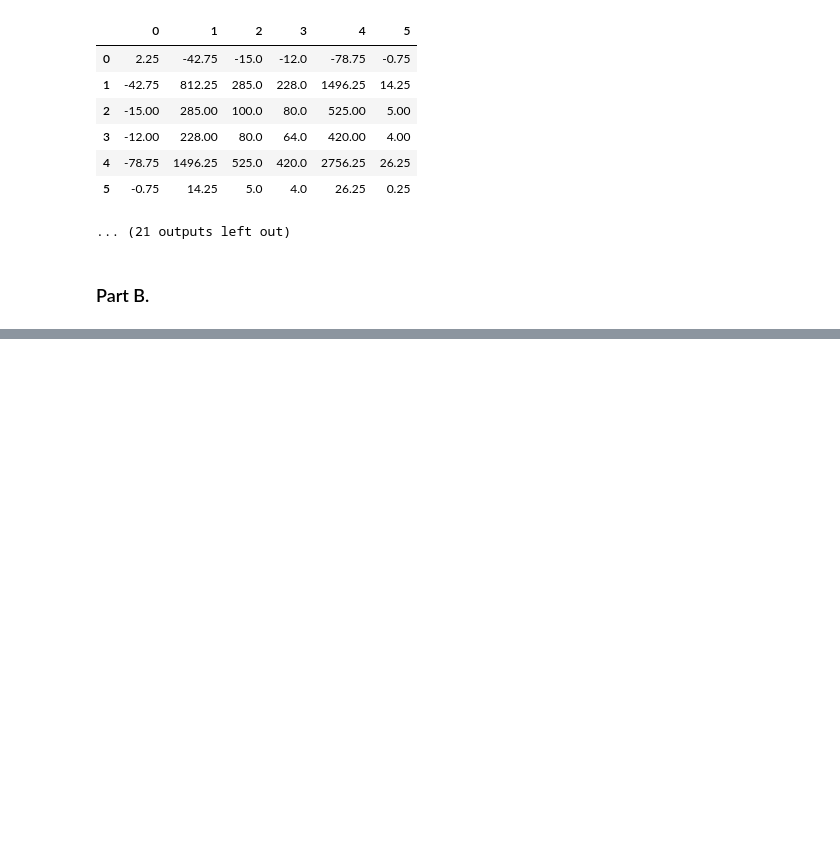
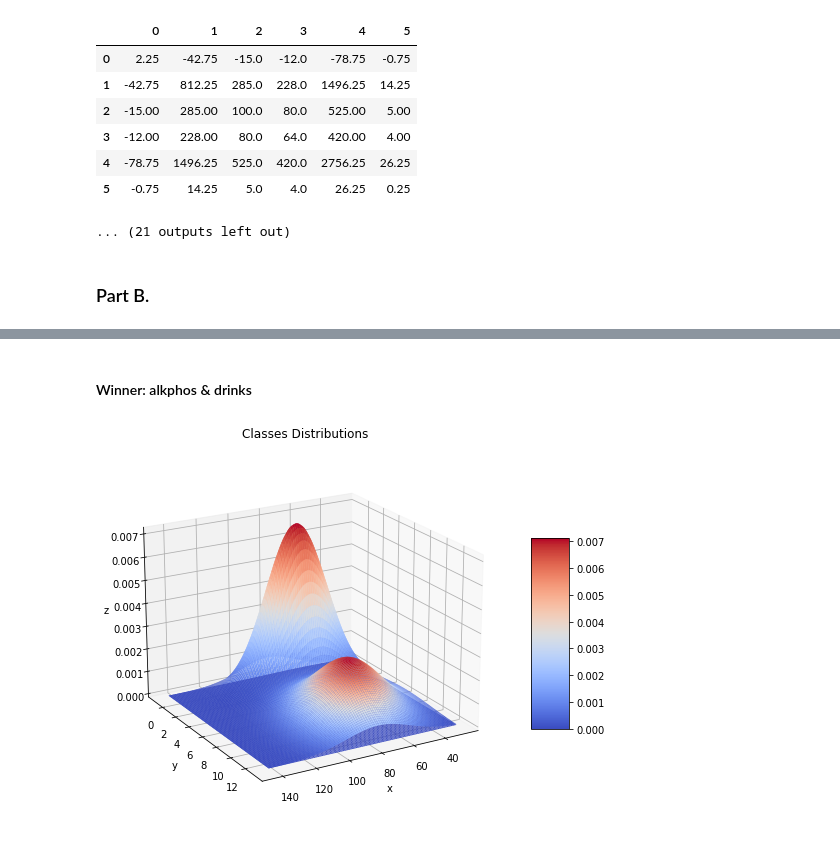
Before and after one commit to nahbos/AUT-Pattern-Recognition, a Jupyter notebook: SPR_HW2/EX02_Q5.ipynb, the cells around one changed output, grey strips where cells are left out. Cells and saved outputs as stored; diff of their text form; code cells hidden in the pictures; blank space fills up the shorter version.

```diff
--- a/SPR_HW2/EX02_Q5.ipynb
+++ b/SPR_HW2/EX02_Q5.ipynb
@@ -215,0 +281,2 @@ accuracy: 0.230
+# %% [markdown]
+#### Winner:  alkphos & drinks
@@ -215,0 +290,40 @@ accuracy: 0.230
+# %%
+x = test.loc[:, 'alkphos']
+y = test.loc[:, 'drinks']
+
+deltaX = (max(x) - min(x))/10
+deltaY = (max(y) - min(y))/10
+xmin = min(x) - deltaX
+xmax = max(x) + deltaX
+ymin = min(y) - deltaY
+ymax = max(y) + deltaY
+
+# Create meshgrid
+xx, yy = np.mgrid[xmin:xmax:100j, ymin:ymax:100j]
+# %%
+ts = pd.DataFrame([samples100.iloc[:, x] for x in [1, 5, 6, 7]]).T
+temp = MLH_params(ts)
+mean, cov = [temp[0][0], temp[1][0]], [temp[0][1], temp[1][1]]
+
+addic = []
+noAddic = []
+for i in range(xx.shape[0]):
+    for j in range(xx.shape[0]):
+        addic.append(cal_probability_density(mean[0], cov[0], pd.DataFrame([xx[i][j], yy[i][j]]).T))
+        noAddic.append(cal_probability_density(mean[1], cov[1], pd.DataFrame([xx[i][j], yy[i][j]]).T))
+# %%
+addic = np.reshape(np.array(addic), xx.shape)
+noAddic = np.reshape(np.array(noAddic), xx.shape)
+# %%
+fig = plt.figure(figsize=(13, 7))
+ax = plt.axes(projection='3d')
+for distri in [addic, noAddic]:
+    surf = ax.plot_surface(xx, yy, distri, rstride=1, cstride=1, cmap='coolwarm', edgecolor='none')
+ax.set_xlabel('x')
+ax.set_ylabel('y')
+ax.set_zlabel('z')
+ax.set_title('Classes Distributions')
+fig.colorbar(surf, shrink=0.5, aspect=5)
+ax.view_init(20, 60)
+# %% [output]
+[figure, added]
```
Also changed, not shown: parts of 8 cells of this notebook.
